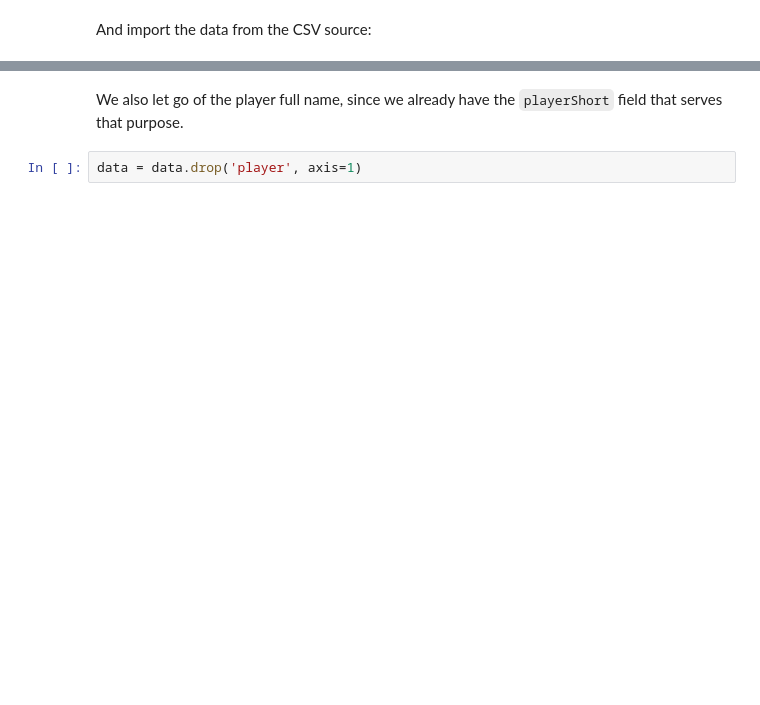
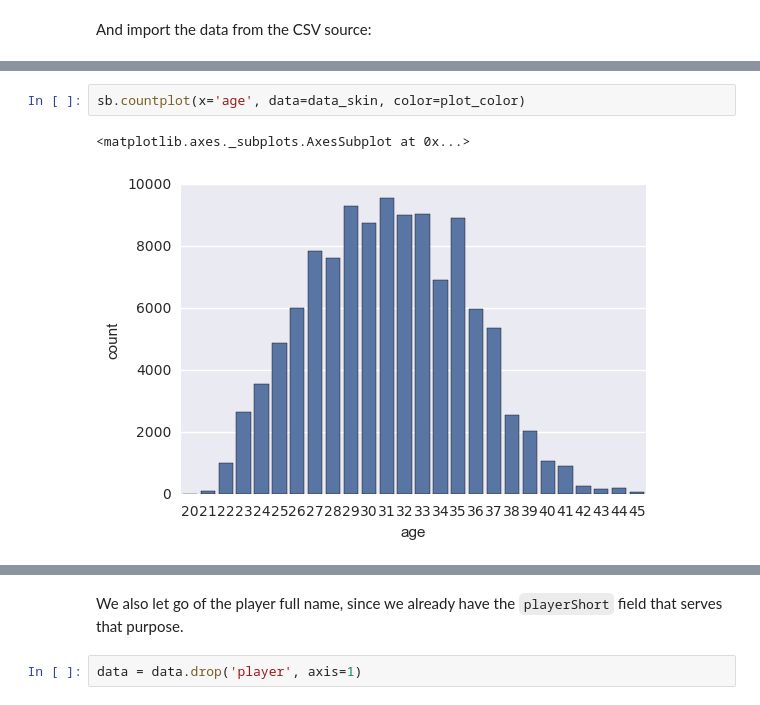
Before and after one commit to mukel/Homework, a Jupyter notebook: 04 - Applied ML/Hw4-AppliedML.ipynb, the cells around one changed output, grey strips where cells are left out. Cells and saved outputs as stored; diff of their text form; blank space fills up the shorter version.

```diff
--- a/04 - Applied ML/Hw4-AppliedML.ipynb
+++ b/04 - Applied ML/Hw4-AppliedML.ipynb
@@ -97,0 +150,5 @@ Let's also drop the `photoID` column, since we don't have access to the photos a
+# %%
+sb.countplot(x='age', data=data_skin, color=plot_color)
+# %% [output]
+<matplotlib.axes._subplots.AxesSubplot at 0x...>
+[figure, added]
```
Also changed, not shown: parts of 74 cells of this notebook.
